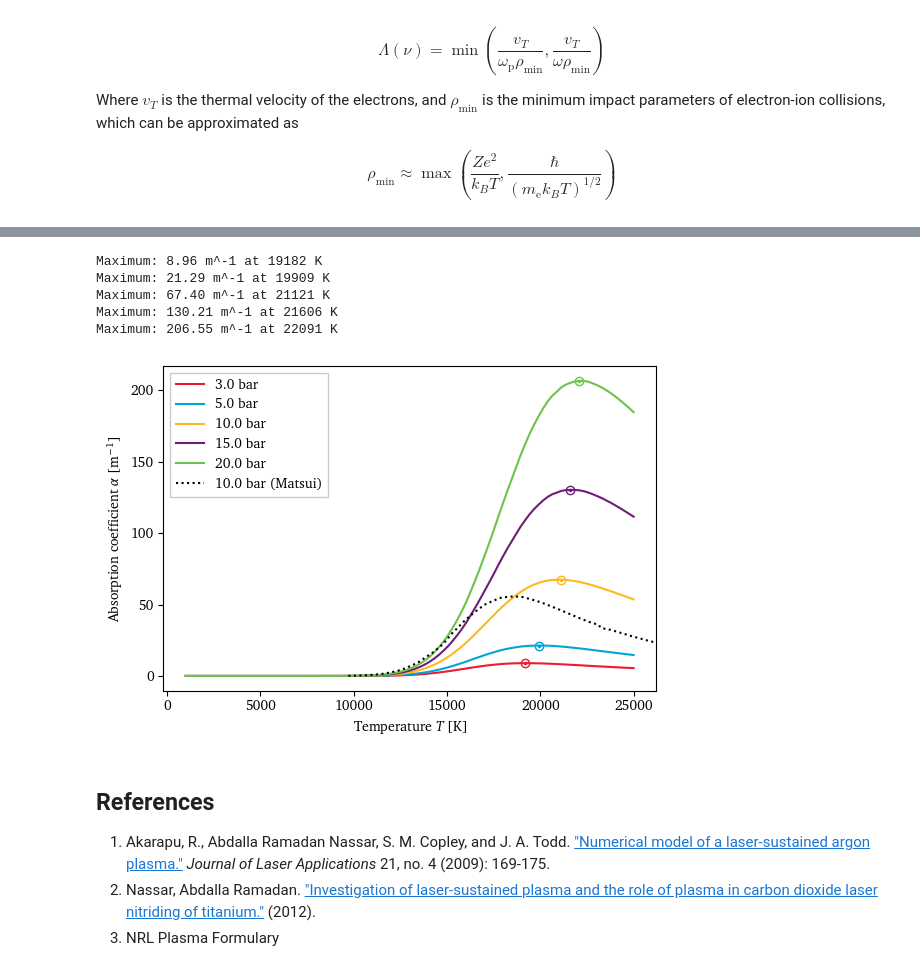
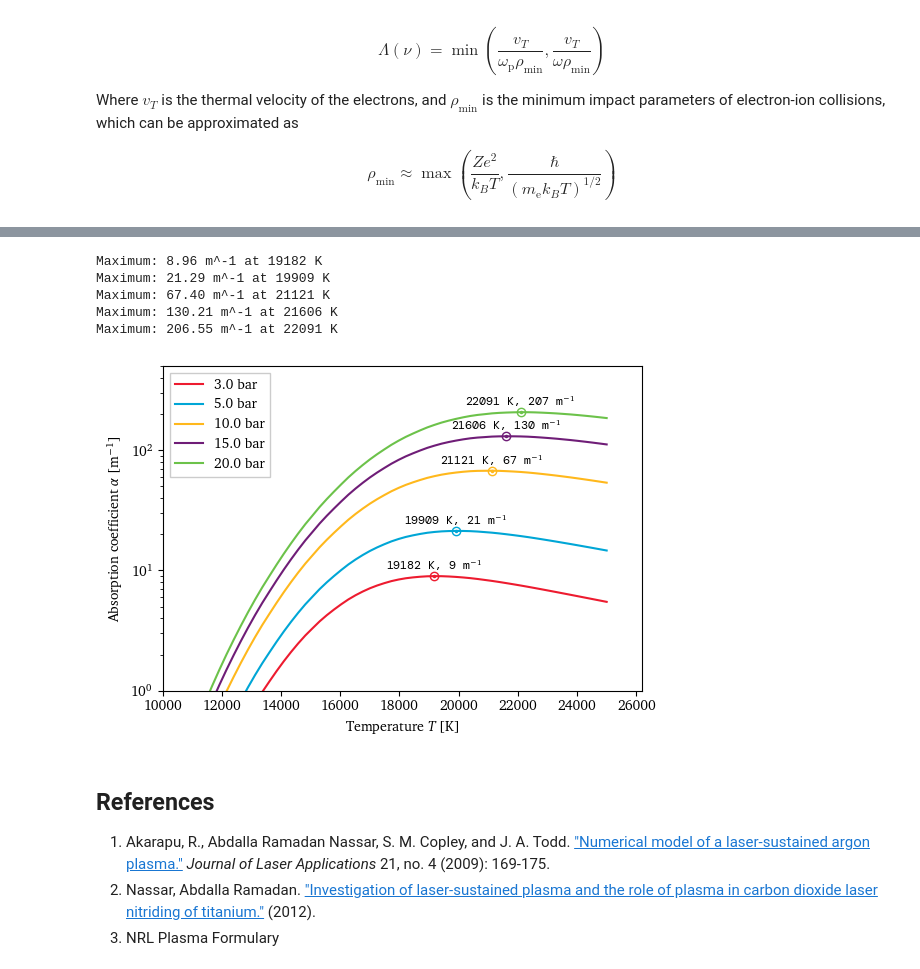
Before and after one commit to eeduplay/MScThesis, a Jupyter notebook: code/absorption.ipynb, the cells around one changed output, grey strips where cells are left out. Saved outputs shown, nothing was run; the diff lists cells and outputs as text; code cells hidden in the pictures.

```diff
--- a/code/absorption.ipynb
+++ b/code/absorption.ipynb
@@ -264,41 +264,48 @@ plt.show()
 plt.figure(figsize=(5.8,4))
 ps = [3e5, 5e5, 10e5, 15e5, 20e5]
 
 matsuimodel = np.loadtxt('../rawdata/matsuiModel.csv', delimiter=',')
 
 peaktemps = []
 peakalphas = []
 for i, p in enumerate(ps):
     n_0 = p*const.N_A/(const.R*temperature)
     n_e = saha.degreeIonization(temperature, Ei_Argon, n_0, pfr)
     n_e_cm = n_e*100**-3
     lnLambda = np.log(big_lambda(temperature, n_e_cm, laser_freq))
     absorption = 7.8e-7*Z*n_e_cm**2*lnLambda \
         / (laser_freq**2*T_e**1.5) \
         * (1-(plasma_freq(n_e_cm)/laser_freq)**2)**-0.5
     peakidx = np.argmax(absorption)
+    mT, ma = (temperature[peakidx], absorption[peakidx])
     print('Maximum: {:.2f} m^-1 at {:.0f} K'.format(absorption[peakidx], temperature[peakidx]))
-    plt.plot(temperature, absorption, label='{:.1f} bar'.format(p*1e-5))
-    plt.plot(temperature[peakidx], absorption[peakidx], 'C{}.'.format(i),
-             markersize=3)
-    plt.plot(temperature[peakidx], absorption[peakidx], 'C{}o'.format(i),
-             mfc=(0,0,0,0), mec='C{}'.format(i))
+    plt.semilogy(temperature, absorption, label='{:.1f} bar'.format(p*1e-5))
+    plt.semilogy(mT, ma, 'C{}.'.format(i), markersize=3)
+    plt.semilogy(mT, ma, 'C{}o'.format(i), mfc=(0,0,0,0), mec='C{}'.format(i))
+    plt.annotate('{:.0f} K, {:.0f}'.format(mT, ma)+r' m$^{-1}$', (mT, ma),
+                 xytext=(0,0.25), textcoords='offset fontsize', va='bottom',
+                 fontfamily='monospace', fontsize='small',
+                #  color='C'+str(i),
+                 ha='center')
 xlims = plt.xlim()
 # plt.plot(matsuimodel[:,0], matsuimodel[:,1], ':k', label='10.0 bar (Matsui)')
-plt.xlim(xlims)
+plt.xlim(10000)
+plt.ylim(1, 500)
 plt.xlabel(r'Temperature $T$ [K]')
 plt.ylabel(r'Absorption coefficient $\alpha$ [m$^{-1}$]')
 plt.legend()
 plt.tight_layout()
-if SAVE_PLOT: plt.savefig('../report/assets/4 models/absorption.pdf')
+if SAVE_PLOT:
+    plt.savefig('../report/assets/4 models/absorption.pdf')
+    plt.savefig('../report/assets/4 models/absorption.png', dpi=72)
 plt.show()
 # %% [output]
 Maximum: 8.96 m^-1 at 19182 K
 Maximum: 21.29 m^-1 at 19909 K
 Maximum: 67.40 m^-1 at 21121 K
 Maximum: 130.21 m^-1 at 21606 K
 Maximum: 206.55 m^-1 at 22091 K
-[figure, old version]
+[figure, new version]
 # %% [markdown]
 ## References
 1. Akarapu, R., Abdalla Ramadan Nassar, S. M. Copley, and J. A. Todd. ["Numerical model of a laser-sustained argon plasma."](https://doi.org/10.2351/1.3263120) *Journal of Laser Applications* 21, no. 4 (2009): 169-175.
```
Also changed, not shown: parts of 2 cells of this notebook, 9 other files.
